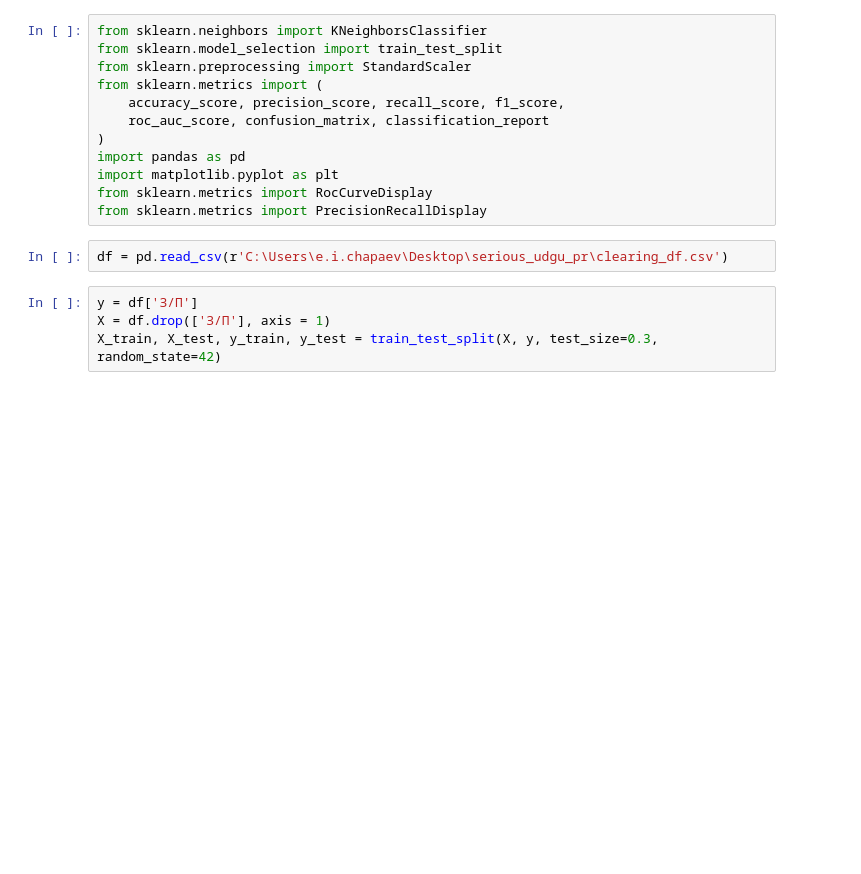
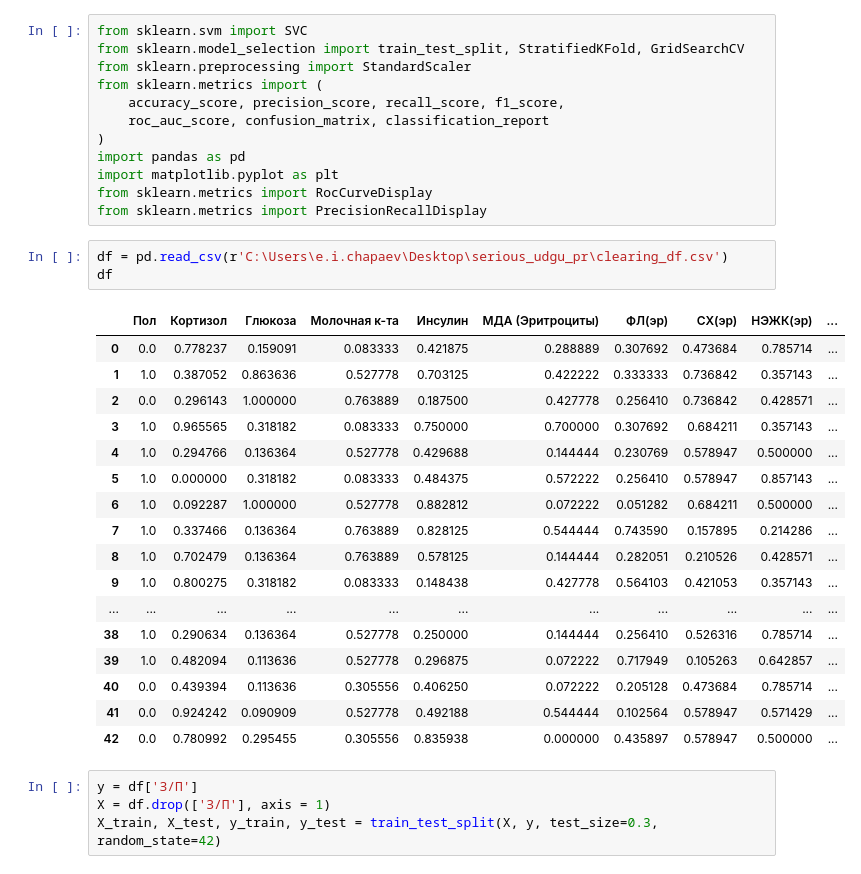
Before and after one commit to Egor29ch/UDGU_project, a Jupyter notebook: SVM.ipynb, the cells around one changed output. Saved outputs shown, nothing was run; the diff lists cells and outputs as text; blank space fills up the shorter version.

```diff
--- a/k-NN.ipynb
+++ b/SVM.ipynb
@@ -1,6 +1,6 @@
 # %%
-from sklearn.neighbors import KNeighborsClassifier
-from sklearn.model_selection import train_test_split
+from sklearn.svm import SVC
+from sklearn.model_selection import train_test_split, StratifiedKFold, GridSearchCV
 from sklearn.preprocessing import StandardScaler
 from sklearn.metrics import (
     accuracy_score, precision_score, recall_score, f1_score,
@@ -12,6 +12,25 @@ from sklearn.metrics import RocCurveDisplay
 from sklearn.metrics import PrecisionRecallDisplay
 # %%
 df = pd.read_csv(r'C:\Users\e.i.chapaev\Desktop\serious_udgu_pr\clearing_df.csv')
+df
+# %% [output]
+|  | Пол | Кортизол | Глюкоза | Молочная к-та | Инсулин | МДА (Эритроциты) | ФЛ(эр) | СХ(эр) | НЭЖК(эр) | ... |
+| 0 | 0.0 | 0.778237 | 0.159091 | 0.083333 | 0.421875 | 0.288889 | 0.307692 | 0.473684 | 0.785714 | ... |
+| 1 | 1.0 | 0.387052 | 0.863636 | 0.527778 | 0.703125 | 0.422222 | 0.333333 | 0.736842 | 0.357143 | ... |
+| 2 | 0.0 | 0.296143 | 1.000000 | 0.763889 | 0.187500 | 0.427778 | 0.256410 | 0.736842 | 0.428571 | ... |
+| 3 | 1.0 | 0.965565 | 0.318182 | 0.083333 | 0.750000 | 0.700000 | 0.307692 | 0.684211 | 0.357143 | ... |
+| 4 | 1.0 | 0.294766 | 0.136364 | 0.527778 | 0.429688 | 0.144444 | 0.230769 | 0.578947 | 0.500000 | ... |
+| 5 | 1.0 | 0.000000 | 0.318182 | 0.083333 | 0.484375 | 0.572222 | 0.256410 | 0.578947 | 0.857143 | ... |
+| 6 | 1.0 | 0.092287 | 1.000000 | 0.527778 | 0.882812 | 0.072222 | 0.051282 | 0.684211 | 0.500000 | ... |
+| 7 | 1.0 | 0.337466 | 0.136364 | 0.763889 | 0.828125 | 0.544444 | 0.743590 | 0.157895 | 0.214286 | ... |
+| 8 | 1.0 | 0.702479 | 0.136364 | 0.763889 | 0.578125 | 0.144444 | 0.282051 | 0.210526 | 0.428571 | ... |
+| 9 | 1.0 | 0.800275 | 0.318182 | 0.083333 | 0.148438 | 0.427778 | 0.564103 | 0.421053 | 0.357143 | ... |
+| ... | ... | ... | ... | ... | ... | ... | ... | ... | ... | ... |
+| 38 | 1.0 | 0.290634 | 0.136364 | 0.527778 | 0.250000 | 0.144444 | 0.256410 | 0.526316 | 0.785714 | ... |
+| 39 | 1.0 | 0.482094 | 0.113636 | 0.527778 | 0.296875 | 0.072222 | 0.717949 | 0.105263 | 0.642857 | ... |
+| 40 | 0.0 | 0.439394 | 0.113636 | 0.305556 | 0.406250 | 0.072222 | 0.205128 | 0.473684 | 0.785714 | ... |
+| 41 | 0.0 | 0.924242 | 0.090909 | 0.527778 | 0.492188 | 0.544444 | 0.102564 | 0.578947 | 0.571429 | ... |
+| 42 | 0.0 | 0.780992 | 0.295455 | 0.305556 | 0.835938 | 0.000000 | 0.435897 | 0.578947 | 0.500000 | ... |
 # %%
 y = df['З/П']
 X = df.drop(['З/П'], axis = 1)
```
Also changed, not shown: parts of 5 cells of this notebook, 2 other files.
